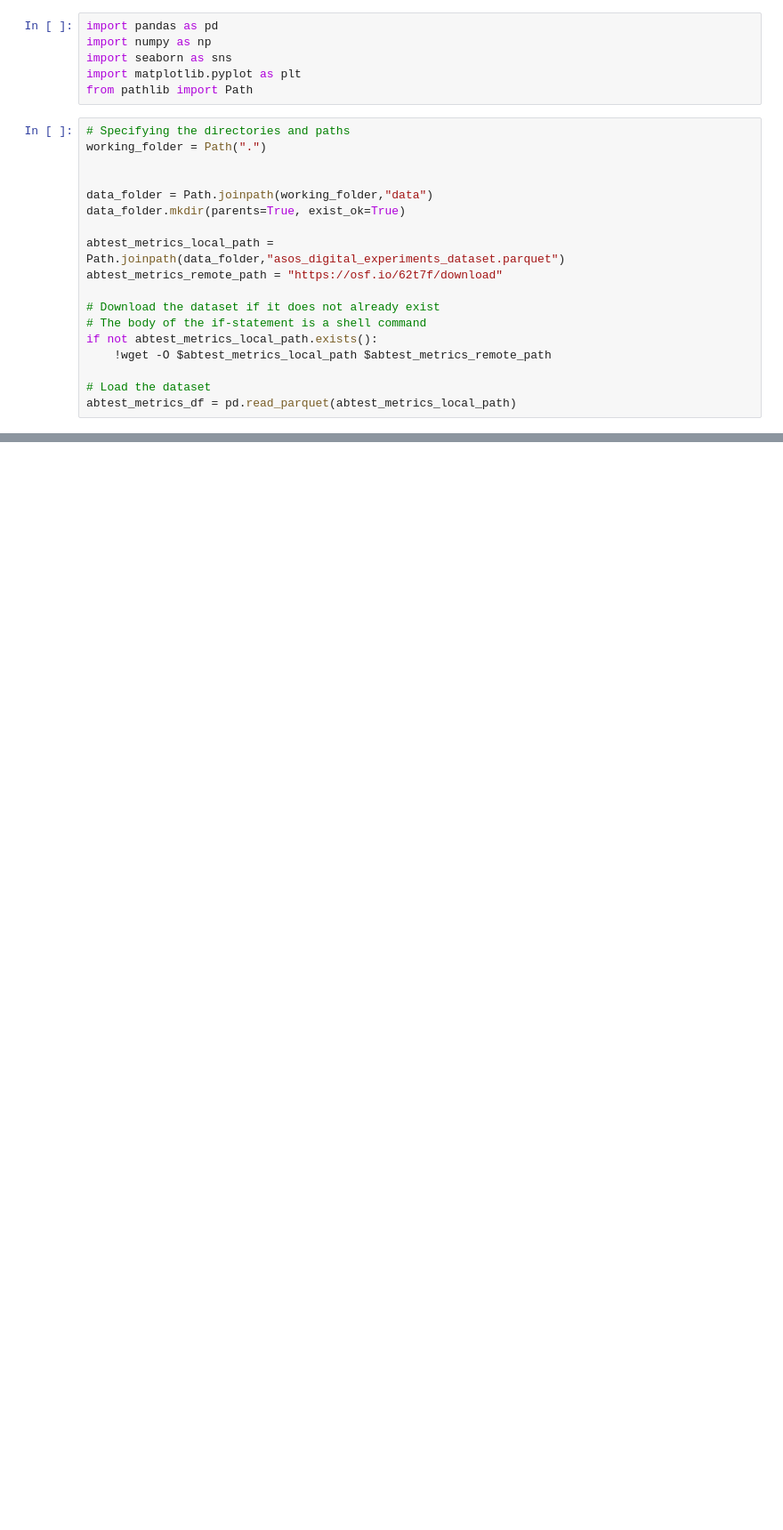
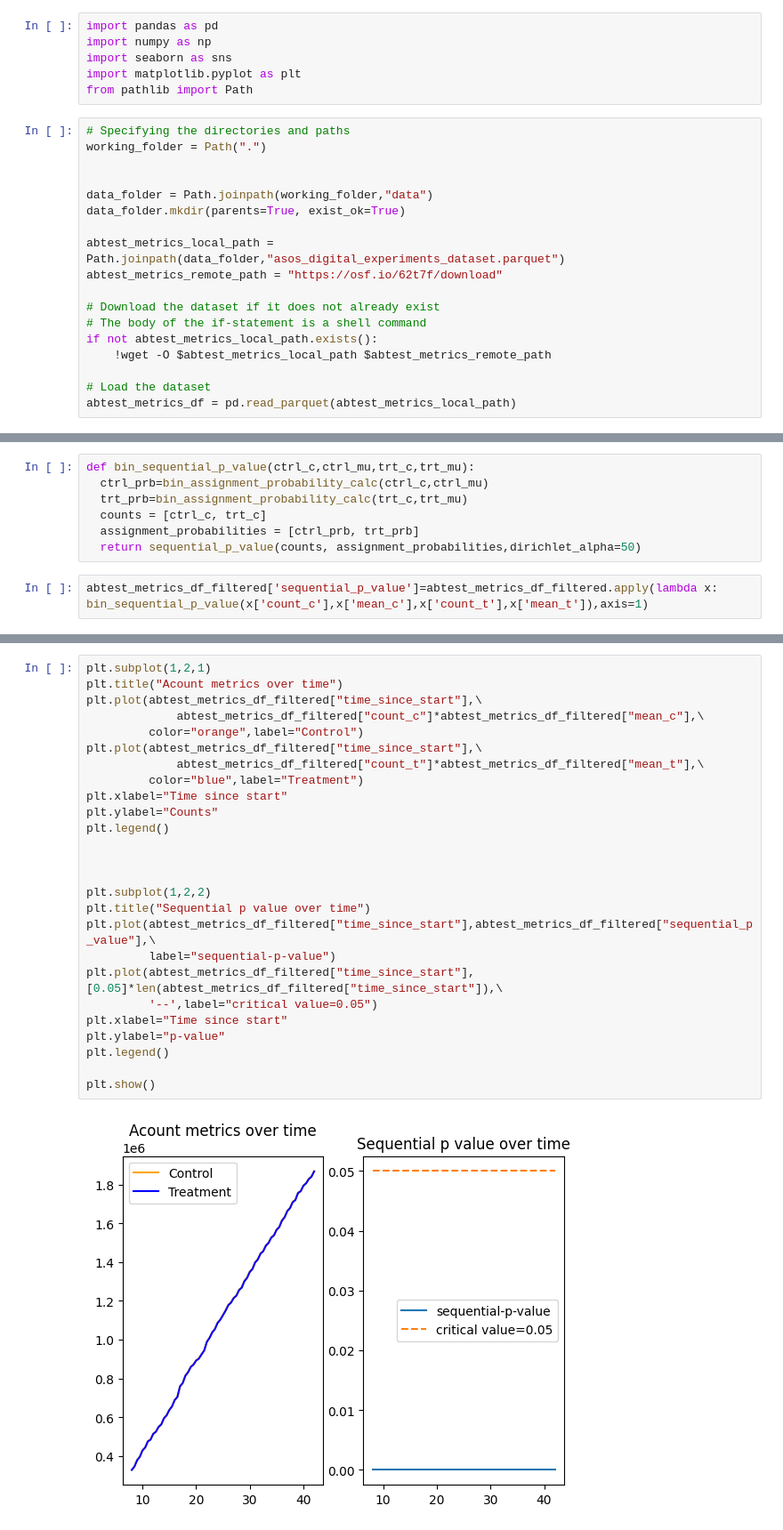
Before and after one commit to madanmohan-venkatesan/notebooks, a Jupyter notebook: sequential_testing_for_count_and_countinuous_data_using_ASOS_dataset.ipynb, the cells around one changed output, grey strips where cells are left out. Shown at 89% size. Cells and saved outputs as stored; diff of their text form; blank space fills up the shorter version.

```diff
--- a/sequential_testing_for_count_and_countinuous_data_using_ASOS_dataset.ipynb
+++ b/sequential_testing_for_count_and_countinuous_data_using_ASOS_dataset.ipynb
@@ -87,0 +177,9 @@ abtest_metrics_df_filtered
+# %%
+def bin_sequential_p_value(ctrl_c,ctrl_mu,trt_c,trt_mu):
+  ctrl_prb=bin_assignment_probability_calc(ctrl_c,ctrl_mu)
+  trt_prb=bin_assignment_probability_calc(trt_c,trt_mu)
+  counts = [ctrl_c, trt_c]
+  assignment_probabilities = [ctrl_prb, trt_prb]
+  return sequential_p_value(counts, assignment_probabilities,dirichlet_alpha=50)
+# %%
+abtest_metrics_df_filtered['sequential_p_value']=abtest_metrics_df_filtered.apply(lambda x: bin_sequential_p_value(x['count_c'],x['mean_c'],x['count_t'],x['mean_t']),axis=1)
@@ -87,0 +208,28 @@ abtest_metrics_df_filtered
+# %%
+plt.subplot(1,2,1)
+plt.title("Acount metrics over time")
+plt.plot(abtest_metrics_df_filtered["time_since_start"],\
+             abtest_metrics_df_filtered["count_c"]*abtest_metrics_df_filtered["mean_c"],\
+         color="orange",label="Control")
+plt.plot(abtest_metrics_df_filtered["time_since_start"],\
+             abtest_metrics_df_filtered["count_t"]*abtest_metrics_df_filtered["mean_t"],\
+         color="blue",label="Treatment")
+plt.xlabel="Time since start"
+plt.ylabel="Counts"
+plt.legend()
+
+
+
+plt.subplot(1,2,2)
+plt.title("Sequential p value over time")
+plt.plot(abtest_metrics_df_filtered["time_since_start"],abtest_metrics_df_filtered["sequential_p_value"],\
+         label="sequential-p-value")
+plt.plot(abtest_metrics_df_filtered["time_since_start"],[0.05]*len(abtest_metrics_df_filtered["time_since_start"]),\
+         '--',label="critical value=0.05")
+plt.xlabel="Time since start"
+plt.ylabel="p-value"
+plt.legend()
+
+plt.show()
+# %% [output]
+[figure, added]
```
Also changed, not shown: parts of 11 cells of this notebook.
